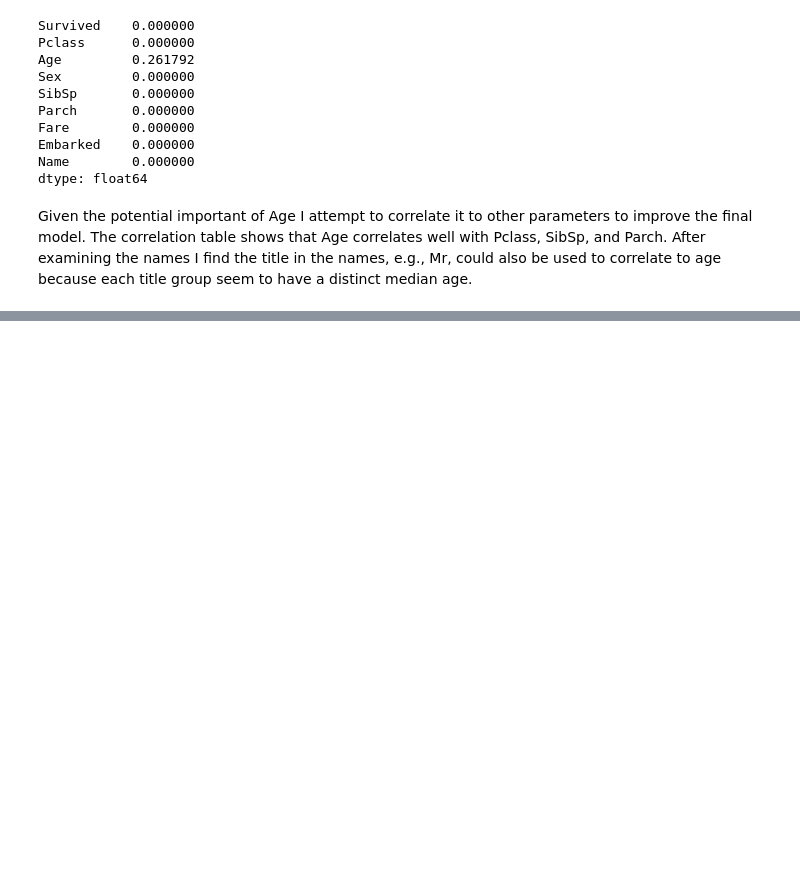
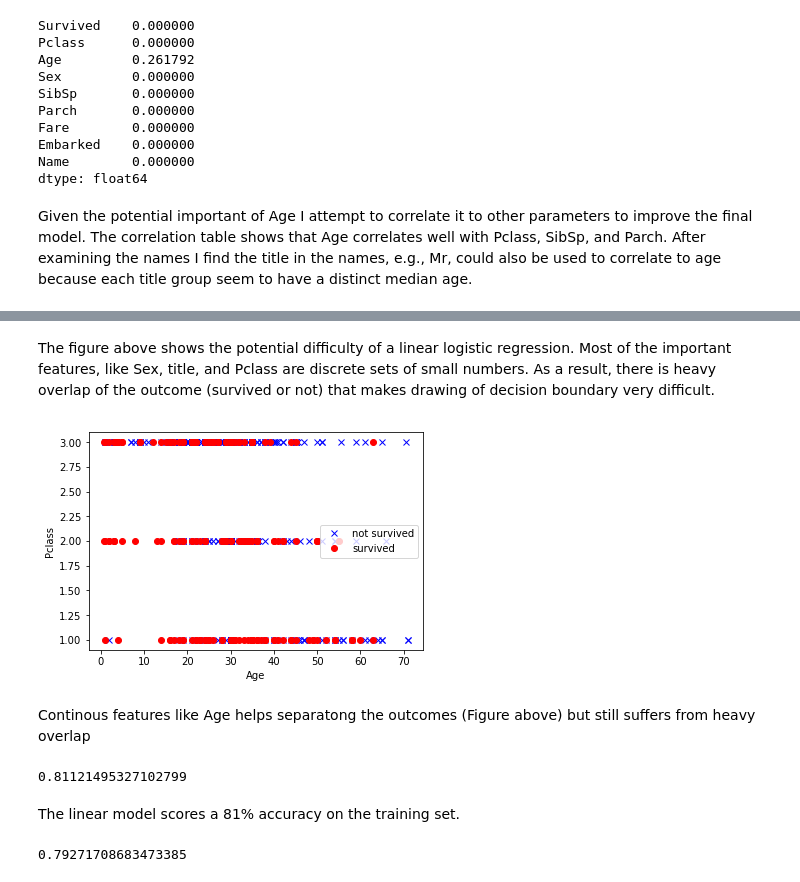
Before and after one commit to badGarnet/titanic_survive, a Jupyter notebook: Summary.ipynb, the cells around one changed output, grey strips where cells are left out. Saved outputs shown, nothing was run; the diff lists cells and outputs as text; code cells hidden in the pictures; blank space fills up the shorter version.

```diff
--- a/Summary.ipynb
+++ b/Summary.ipynb
@@ -61,0 +149,27 @@ The correlation coefficient matrix shows that Age and extracted title are closel
+# %% [markdown]
+The figure above shows the potential difficulty of a linear logistic regression. Most of the important features, like Sex, title, and Pclass are discrete sets of small numbers. As a result, there is heavy overlap of the outcome (survived or not) that makes drawing of decision boundary very difficult.
+# %%
+plt.plot(datain['train'].Age[y==0], datain['train'].Pclass[y==0], 'xb')
+plt.plot(datain['train'].Age[y==1], datain['train'].Pclass[y==1], 'or')
+plt.xlabel('Age')
+plt.ylabel('Pclass')
+plt.legend(['not survived', 'survived'])
+plt.show()
+# %% [output]
+[figure, added]
+# %% [markdown]
+Continous features like Age helps separatong the outcomes (Figure above) but still suffers from heavy overlap
+# %%
+nfeature = X.shape[1]
+theta0 = np.zeros(shape = (nfeature, 1))
+regpara = 1.0
+w = scop.fmin_l_bfgs_b(titan.lfCost, theta0, titan.lfGradient, (X, y, regpara))
+titan.getacu(w[0], X, y)
+# %% [output]
+0.81121495327102799
+# %% [markdown]
+The linear model scores a 81% accuracy on the training set.
+# %%
+titan.getacu(w[0], Xvad, yvad)
+# %% [output]
+0.79271708683473385
```
Also changed, not shown: parts of 32 cells of this notebook, 3 other files.
